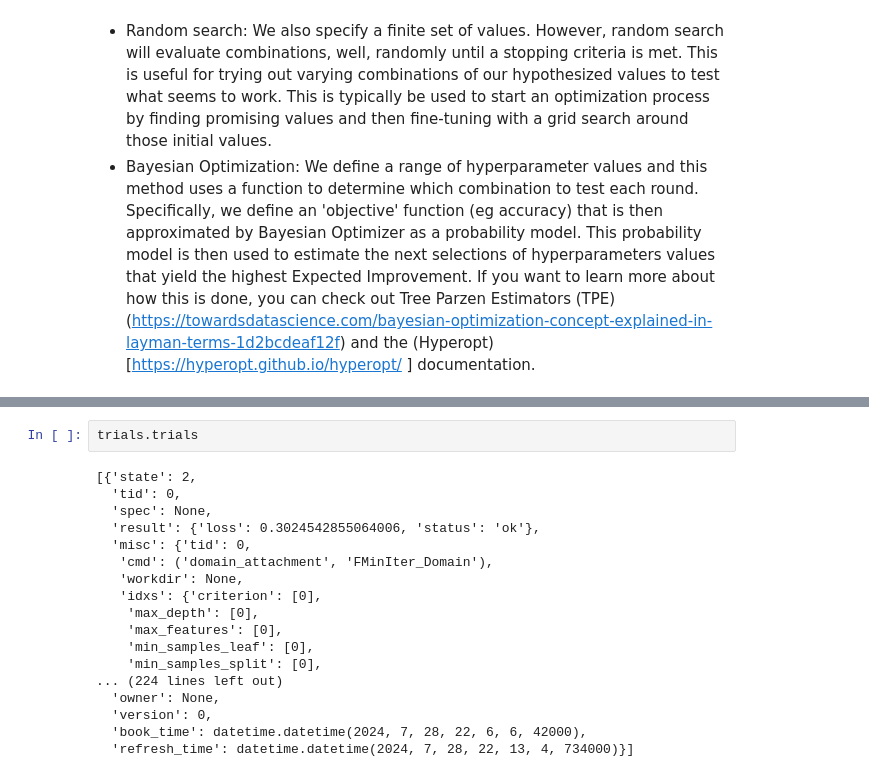
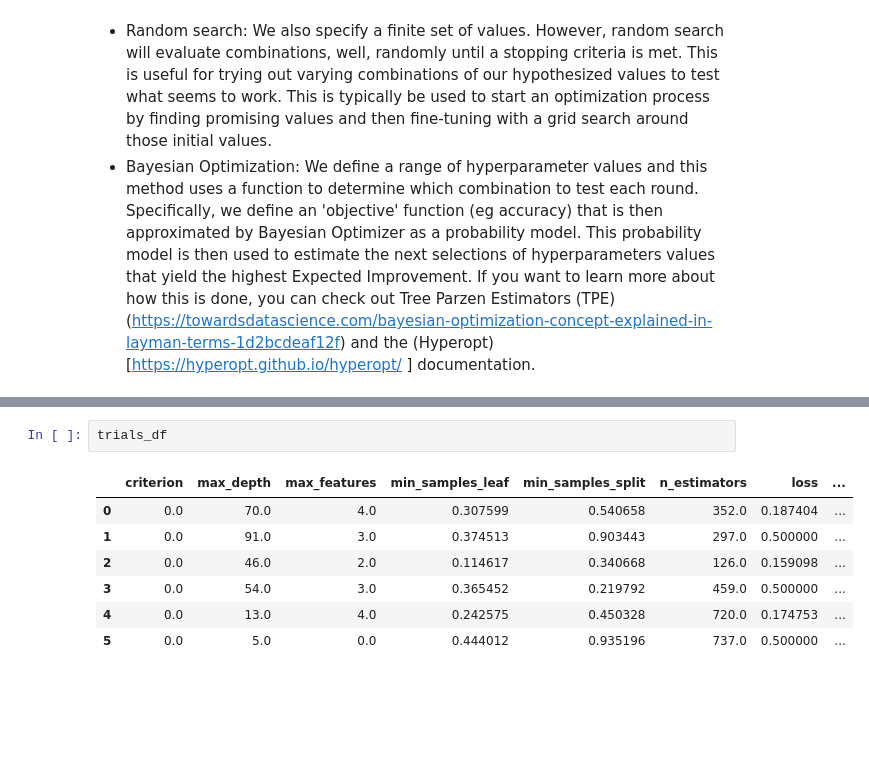
Before and after one commit to jzheng1995/Insurance-Cross-Sell, a Jupyter notebook: data/ISC_RF_tuning.ipynb, the cells around one changed output, grey strips where cells are left out. Cells and saved outputs as stored; diff of their text form; blank space fills up the shorter version.

```diff
--- a/data/ISC_RF_tuning.ipynb
+++ b/data/ISC_RF_tuning.ipynb
@@ -441,23 +479,13 @@ KeyError: 'criterion'
 # %%
-trials.trials
+trials_df
 # %% [output]
-[{'state': 2,
-  'tid': 0,
-  'spec': None,
-  'result': {'loss': 0.3024542855064006, 'status': 'ok'},
-  'misc': {'tid': 0,
-   'cmd': ('domain_attachment', 'FMinIter_Domain'),
-   'workdir': None,
-   'idxs': {'criterion': [0],
-    'max_depth': [0],
-    'max_features': [0],
-    'min_samples_leaf': [0],
-    'min_samples_split': [0],
-... (224 lines left out)
-  'owner': None,
-  'version': 0,
-  'book_time': datetime.datetime(2024, 7, 28, 22, 6, 6, 42000),
-  'refresh_time': datetime.datetime(2024, 7, 28, 22, 13, 4, 734000)}]
+|  | criterion | max_depth | max_features | min_samples_leaf | min_samples_split | n_estimators | loss | ... |
+| 0 | 0.0 | 70.0 | 4.0 | 0.307599 | 0.540658 | 352.0 | 0.187404 | ... |
+| 1 | 0.0 | 91.0 | 3.0 | 0.374513 | 0.903443 | 297.0 | 0.500000 | ... |
+| 2 | 0.0 | 46.0 | 2.0 | 0.114617 | 0.340668 | 126.0 | 0.159098 | ... |
+| 3 | 0.0 | 54.0 | 3.0 | 0.365452 | 0.219792 | 459.0 | 0.500000 | ... |
+| 4 | 0.0 | 13.0 | 4.0 | 0.242575 | 0.450328 | 720.0 | 0.174753 | ... |
+| 5 | 0.0 | 5.0 | 0.0 | 0.444012 | 0.935196 | 737.0 | 0.500000 | ... |
 # %%
 sns.relplot(trials_df, x = "trial_number", y = "loss")
 # %% [output]
```
Also changed, not shown: parts of 27 cells of this notebook, 1 other file.
